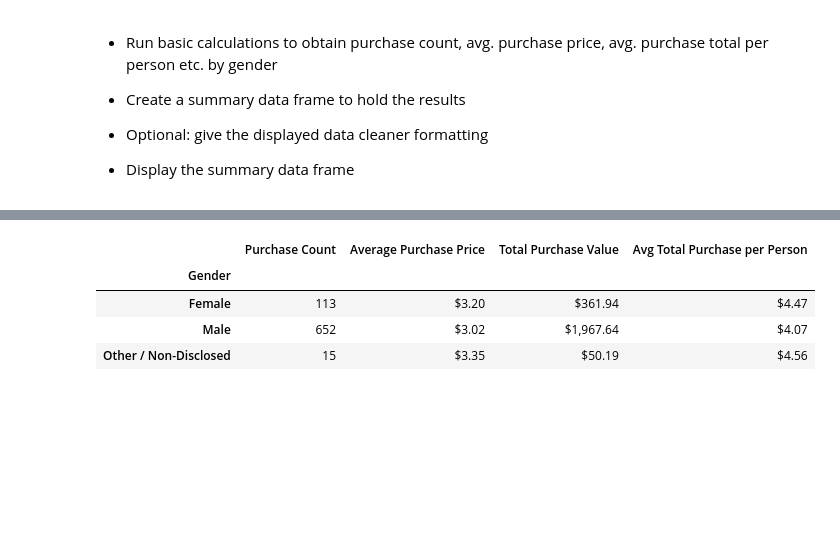
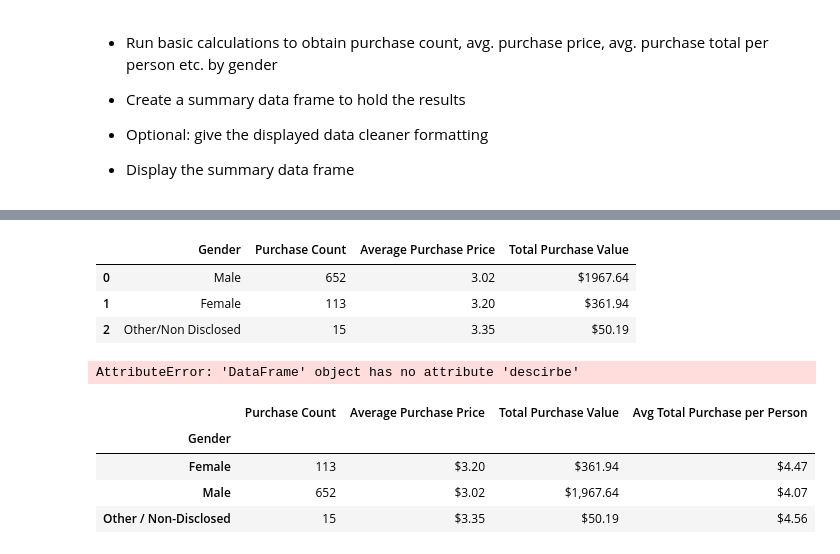
Before and after one commit to cdturner618/Panda-Challenge, a Jupyter notebook: HeroesOfPymoli/HeroesOfPymoli_starter.ipynb, the cells around one changed output, grey strips where cells are left out. Saved outputs shown, nothing was run; the diff lists cells and outputs as text; code cells hidden in the pictures; blank space fills up the shorter version.

Commit message:
print purchase analysis everything except last row

```diff
--- a/HeroesOfPymoli/HeroesOfPymoli_starter.ipynb
+++ b/HeroesOfPymoli/HeroesOfPymoli_starter.ipynb
@@ -196,3 +225,20 @@ Gender_Demo
+# %%
+Purchasing_Analysis_df=pd.DataFrame({"Gender":["Male","Female","Other/Non Disclosed"],
+                           "Purchase Count":[652, 113, 15],
+                           "Average Purchase Price":[3.02,3.20,3.35],
+                            "Total Purchase Value":["$1967.64","$361.94","$50.19"]
+                          })
+Purchasing_Analysis_df
+# %% [output]
+|  | Gender | Purchase Count | Average Purchase Price | Total Purchase Value |
+| 0 | Male | 652 | 3.02 | $1967.64 |
+| 1 | Female | 113 | 3.20 | $361.94 |
+| 2 | Other/Non Disclosed | 15 | 3.35 | $50.19 |
+# %%
+purchasing_df= gender_count_df[["Gender","Price"]]
+purchasing_df.head()
+# %% [output]
+AttributeError: 'DataFrame' object has no attribute 'descirbe'
 # %%
 # %% [output]
 |  | Purchase Count | Average Purchase Price | Total Purchase Value | Avg Total Purchase per Person |
```
Also changed, not shown: parts of 6 cells of this notebook.
